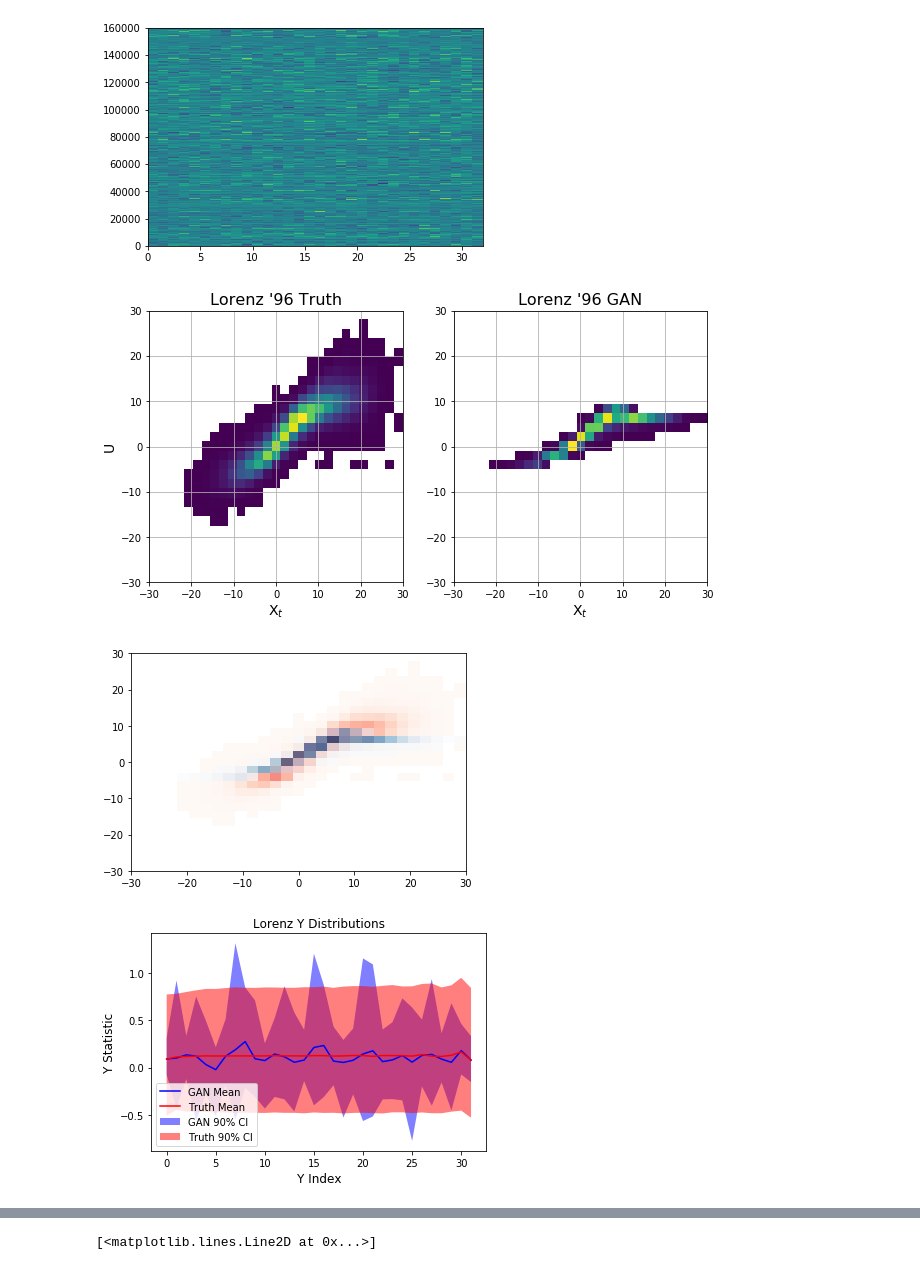
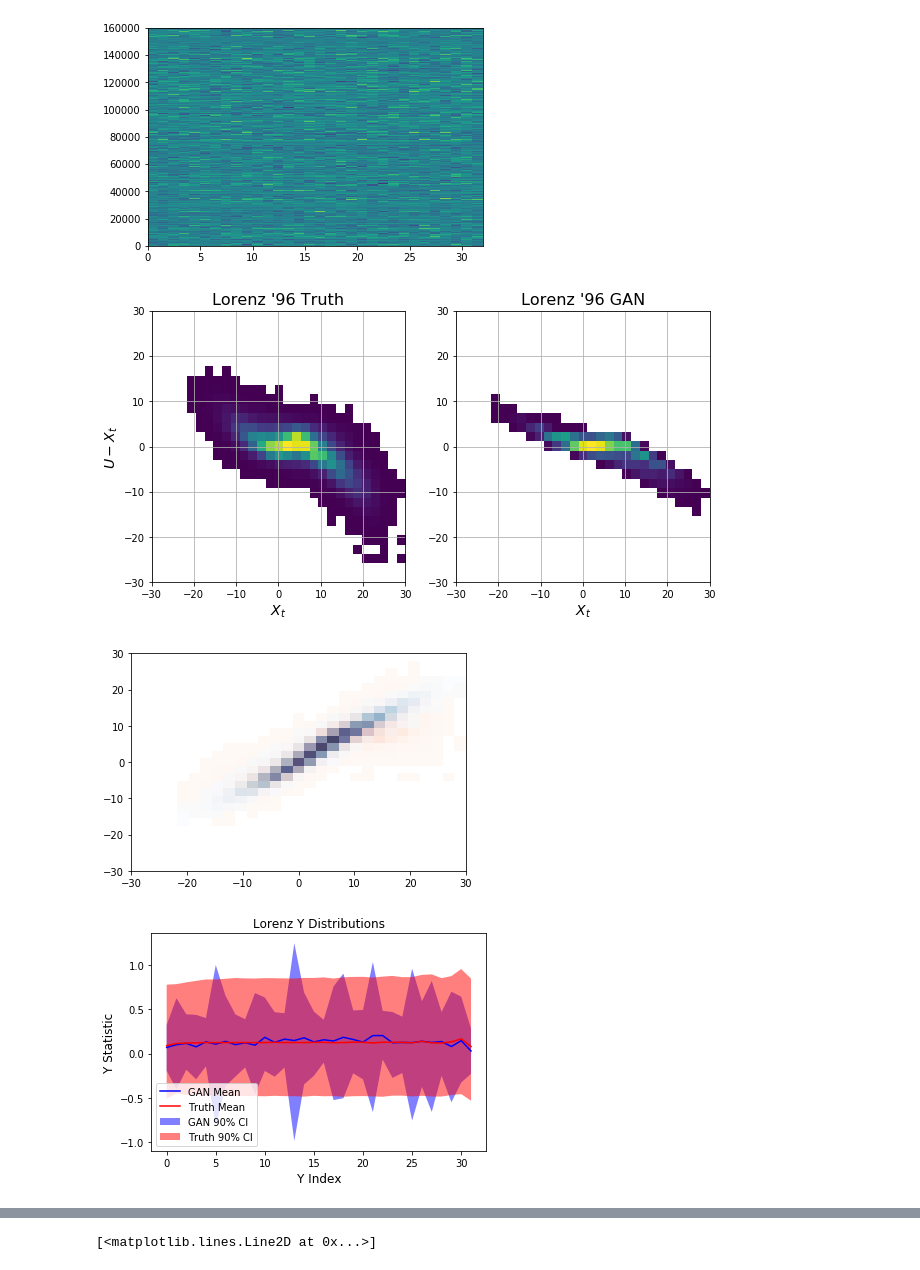
Before and after one commit to djgagne/lorenz_gan, a Jupyter notebook: notebooks/lorenz_gan_eval.ipynb, the cells around one changed output, grey strips where cells are left out. Saved outputs shown, nothing was run; the diff lists cells and outputs as text; code cells hidden in the pictures.

```diff
--- a/notebooks/lorenz_gan_eval.ipynb
+++ b/notebooks/lorenz_gan_eval.ipynb
@@ -143,6 +143,7 @@ combined_data = pd.read_csv("../exp/lorenz_combined_output.csv")
 # %%
 y_cols = combined_data.columns[combined_data.columns.str.contains("Y")]
 x_cols = combined_data.columns[combined_data.columns.str.contains("X")]
+x_cols = ["X_t"]
 print(y_cols)
 print(x_cols)
 # %% [output]
@@ -164,20 +175,21 @@ plt.pcolormesh(combined_data[y_cols])
 [figure]
 # %%
 fig, axes = plt.subplots(1, 2, figsize=(10, 5))
-_ = axes[0].hist2d(combined_data["X_t"], combined_data[y_cols].sum(axis=1), bins=[np.linspace(-30, 30, 30),
+_ = axes[0].hist2d(combined_data["X_t"], combined_data[y_cols].sum(axis=1) - combined_data["X_t"], bins=[np.linspace(-30, 30, 30),
                                                                                    np.linspace(-30, 30, 30)], cmin=1)
+#axes[0].plot(np.linspace(-30, 30, 10), np.linspace(-30, 30, 10), 'k--')
 axes[0].set_title("Lorenz '96 Truth", fontsize=16)
-_ = axes[1].hist2d(combined_data["X_t"], gan_y[:, :, 0].sum(axis=1), bins=[np.linspace(-30, 30, 30),
+_ = axes[1].hist2d(combined_data["X_t"], gan_y[:, :, 0].sum(axis=1) - combined_data["X_t"], bins=[np.linspace(-30, 30, 30),
                                                                     np.linspace(-30, 30, 30)], cmin=1)
 axes[1].set_title("Lorenz '96 GAN", fontsize=16)
-axes[0].set_xlabel("X$_t$", fontsize=14)
-axes[1].set_xlabel("X$_t$", fontsize=14)
+axes[0].set_xlabel("$X_t$", fontsize=14)
+axes[1].set_xlabel("$X_t$", fontsize=14)
 axes[0].grid()
 axes[1].grid()
-axes[0].set_ylabel("U", fontsize=14)
+axes[0].set_ylabel("$U - X_t$", fontsize=14)
 plt.savefig("../exp/gan_x_ymean_hist.png", dpi=200, bbox_inches="tight")
 # %% [output]
-[figure, old version]
+[figure, new version]
 # %%
 _ = plt.hist2d(combined_data["X_t"], combined_data[y_cols].sum(axis=1), bins=[np.linspace(-30, 30, 30),
                np.linspace(-30, 30, 30)], cmin=1, cmap="Reds", alpha=0.6)
@@ -185,7 +197,7 @@ _ = plt.hist2d(combined_data["X_t"], combined_data[y_cols].sum(axis=1), bins=[np
 _ = plt.hist2d(combined_data["X_t"], gan_y[:, :, 0].sum(axis=1), bins=[np.linspace(-30, 30, 30),
                np.linspace(-30, 30, 30)], cmap="Blues", cmin=1, alpha=0.6)
 # %% [output]
-[figure, old version]
+[figure, new version]
 # %%
 y_data = combined_data[y_cols].values
 # %%
@@ -201,7 +213,7 @@ plt.ylabel("Y Statistic", fontsize=12)
 plt.title("Lorenz Y Distributions")
 plt.savefig("../exp/lorenz_y_dist.png", dpi=200, bbox_inches="tight")
 # %% [output]
-[figure, old version]
+[figure, new version]
 # %%
 from matplotlib.colors import LogNorm
 fig, axes = plt.subplots(1, 2, figsize=(10, 5))
```
Also changed, not shown: parts of 11 cells of this notebook, 2 other files.
